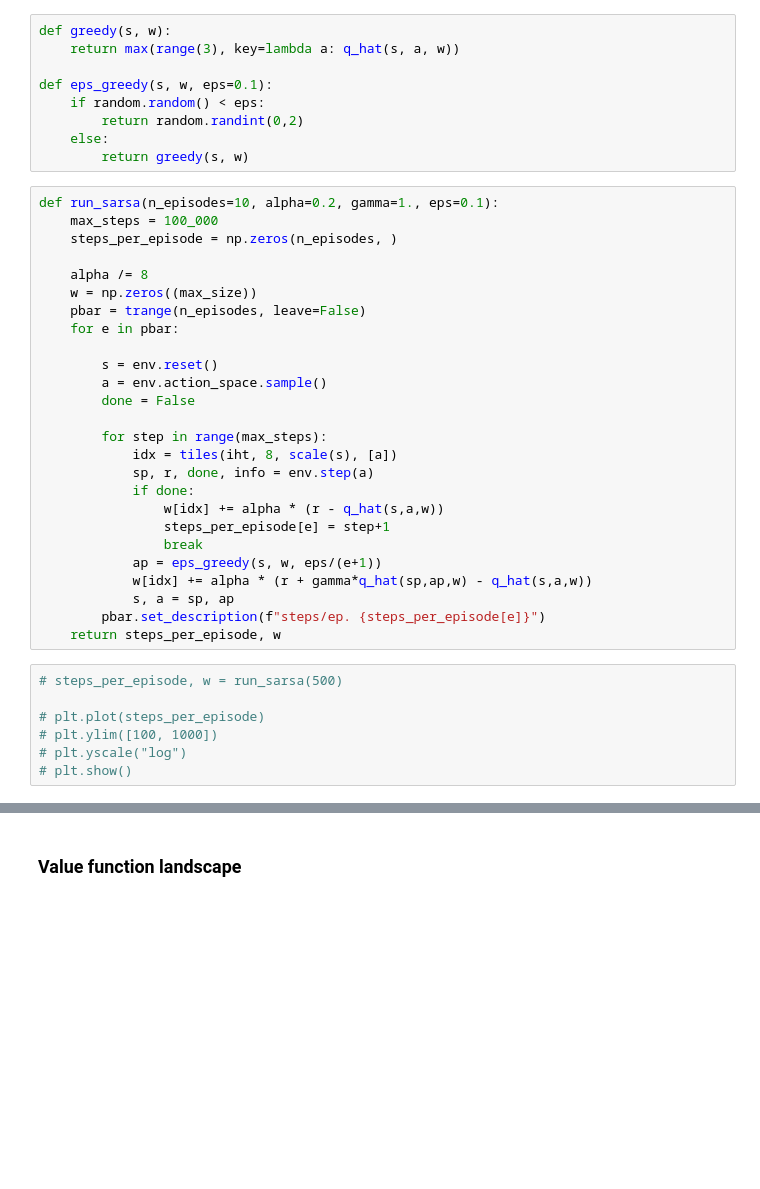
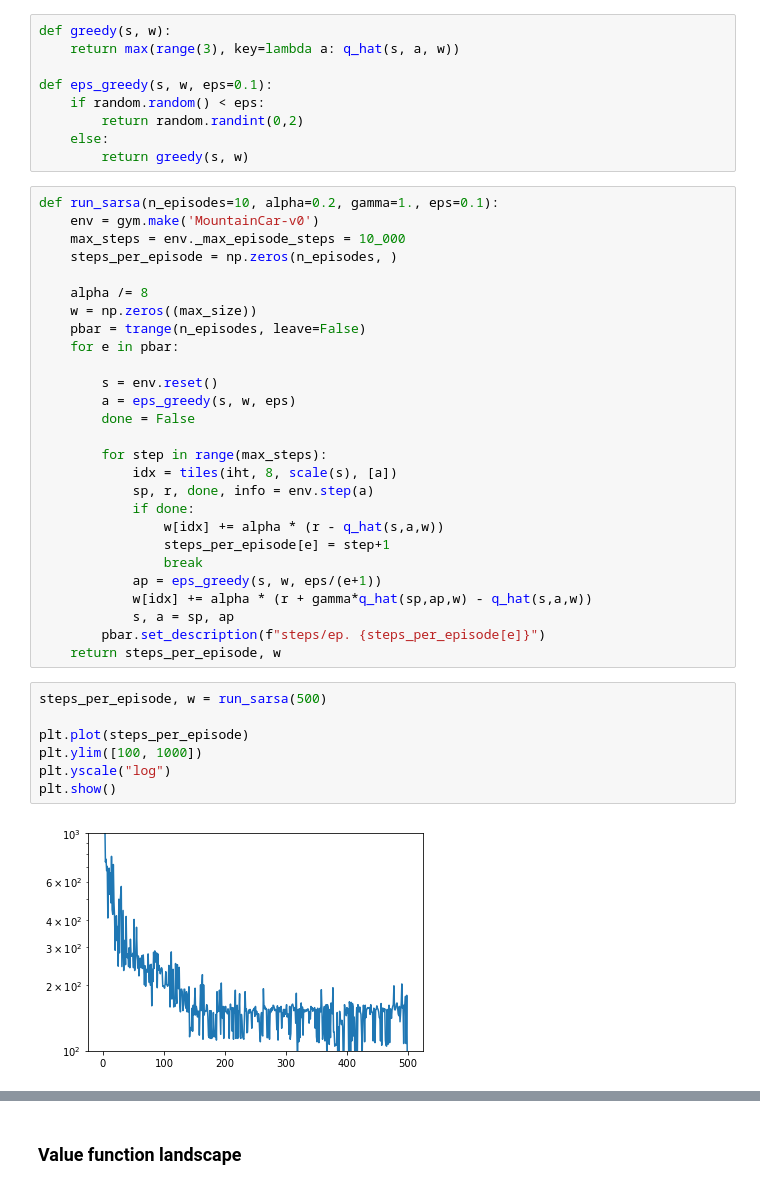
Before and after one commit to arampacha/rlbook.jl, a Jupyter notebook: 10_mountain_car_gym.ipynb, the cells around one changed output, grey strips where cells are left out. Saved outputs shown, nothing was run; the diff lists cells and outputs as text; blank space fills up the shorter version.

```diff
--- a/10_mountain_car_gym.ipynb
+++ b/10_mountain_car_gym.ipynb
@@ -107,7 +107,8 @@ def eps_greedy(s, w, eps=0.1):
         return greedy(s, w)
 # %%
 def run_sarsa(n_episodes=10, alpha=0.2, gamma=1., eps=0.1):
-    max_steps = 100_000
+    env = gym.make('MountainCar-v0')
+    max_steps = env._max_episode_steps = 10_000
     steps_per_episode = np.zeros(n_episodes, )
 
     alpha /= 8
@@ -116,7 +117,7 @@ def run_sarsa(n_episodes=10, alpha=0.2, gamma=1., eps=0.1):
     for e in pbar:
 
         s = env.reset()
-        a = env.action_space.sample()
+        a = eps_greedy(s, w, eps)
         done = False
 
         for step in range(max_steps):
@@ -132,10 +133,12 @@ def run_sarsa(n_episodes=10, alpha=0.2, gamma=1., eps=0.1):
         pbar.set_description(f"steps/ep. {steps_per_episode[e]}")
     return steps_per_episode, w
 # %%
-# steps_per_episode, w = run_sarsa(500)
+steps_per_episode, w = run_sarsa(500)
 
-# plt.plot(steps_per_episode)
-# plt.ylim([100, 1000])
-# plt.yscale("log")
-# plt.show()
+plt.plot(steps_per_episode)
+plt.ylim([100, 1000])
+plt.yscale("log")
+plt.show()
+# %% [output]
+[figure, added]
 # %%
```
Also changed, not shown: parts of 12 cells of this notebook.
